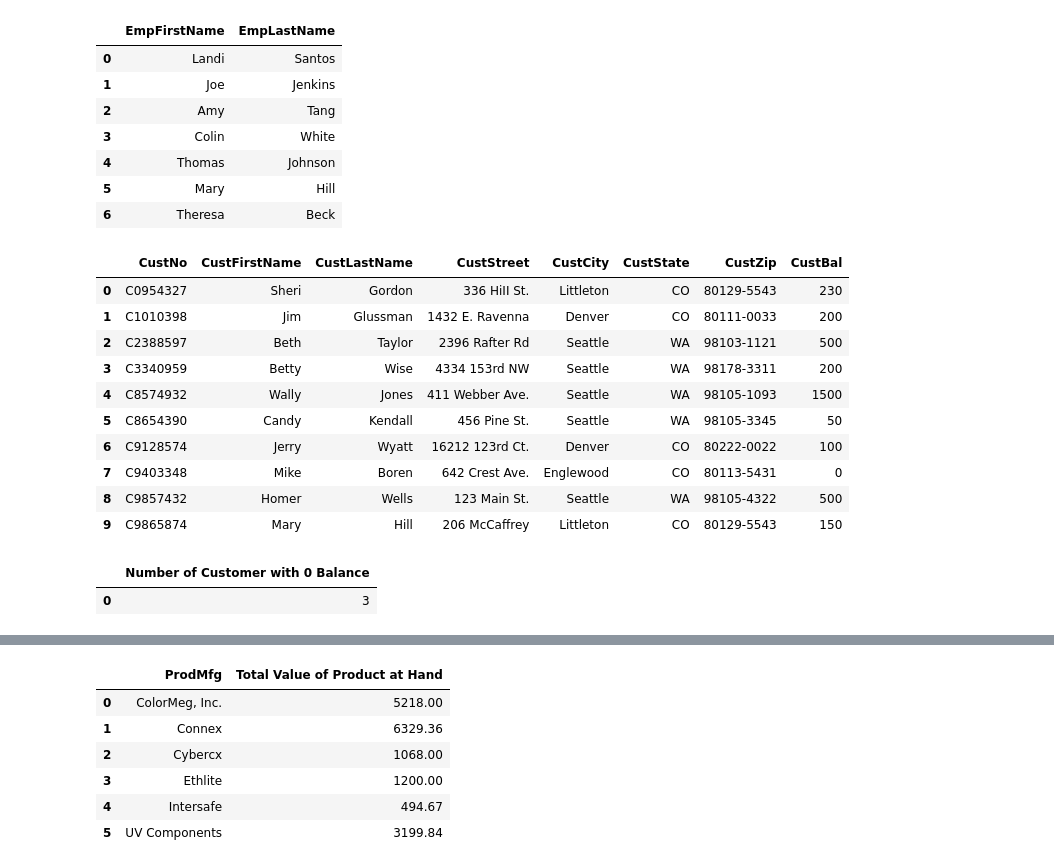
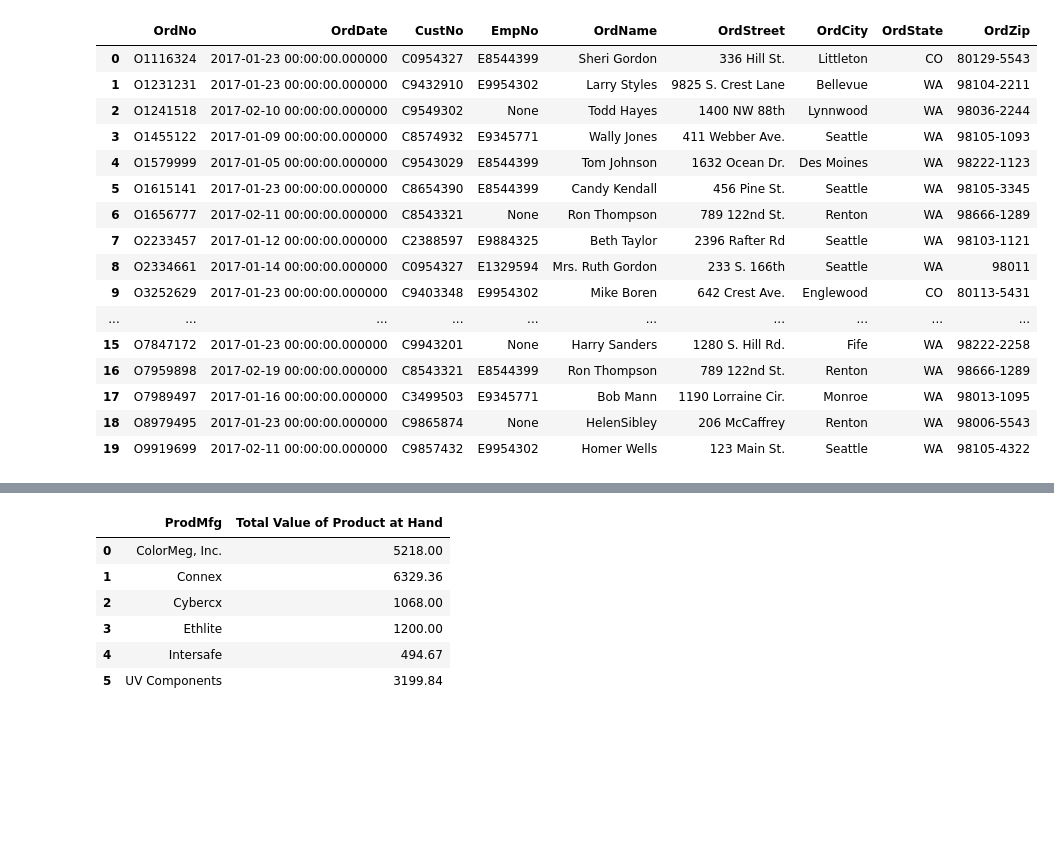
Before and after one commit to ogut77/BA, a Jupyter notebook: Homework3.ipynb, the cells around one changed output, grey strips where cells are left out. Drawn from its saved outputs; the diff is of its cells as text; code cells hidden in the pictures; blank space fills up the shorter version.

```diff
--- a/Homework3.ipynb
+++ b/Homework3.ipynb
@@ -34,46 +47,27 @@ Successfully installed pandasql-0.7.3
 # %%
-#1-List Employee first name and last name from Employee Table
+#1-List the order number, order date, customer number, and customer name (first and last) of orders
+# placed in January 2017 sent to Colorado recipients.
 txt='''
-
+select *
+from OrderTbl
 '''
 Q1 =  psql.sqldf(txt)
 Q1
 # %% [output]
-|  | EmpFirstName | EmpLastName |
-| 0 | Landi | Santos |
-| 1 | Joe | Jenkins |
-| 2 | Amy | Tang |
-| 3 | Colin | White |
-| 4 | Thomas | Johnson |
-| 5 | Mary | Hill |
-| 6 | Theresa | Beck |
+|  | OrdNo | OrdDate | CustNo | EmpNo | OrdName | OrdStreet | OrdCity | OrdState | OrdZip |
+| 0 | O1116324 | 2017-01-23 00:00:00.000000 | C0954327 | E8544399 | Sheri Gordon | 336 Hill St. | Littleton | CO | 80129-5543 |
+| 1 | O1231231 | 2017-01-23 00:00:00.000000 | C9432910 | E9954302 | Larry Styles | 9825 S. Crest Lane | Bellevue | WA | 98104-2211 |
+| 2 | O1241518 | 2017-02-10 00:00:00.000000 | C9549302 | None | Todd Hayes | 1400 NW 88th | Lynnwood | WA | 98036-2244 |
+| 3 | O1455122 | 2017-01-09 00:00:00.000000 | C8574932 | E9345771 | Wally Jones | 411 Webber Ave. | Seattle | WA | 98105-1093 |
+| 4 | O1579999 | 2017-01-05 00:00:00.000000 | C9543029 | E8544399 | Tom Johnson | 1632 Ocean Dr. | Des Moines | WA | 98222-1123 |
+| 5 | O1615141 | 2017-01-23 00:00:00.000000 | C8654390 | E8544399 | Candy Kendall | 456 Pine St. | Seattle | WA | 98105-3345 |
+| 6 | O1656777 | 2017-02-11 00:00:00.000000 | C8543321 | None | Ron Thompson | 789 122nd St. | Renton | WA | 98666-1289 |
+| 7 | O2233457 | 2017-01-12 00:00:00.000000 | C2388597 | E9884325 | Beth Taylor | 2396 Rafter Rd | Seattle | WA | 98103-1121 |
+| 8 | O2334661 | 2017-01-14 00:00:00.000000 | C0954327 | E1329594 | Mrs. Ruth Gordon | 233 S. 166th | Seattle | WA | 98011 |
+| 9 | O3252629 | 2017-01-23 00:00:00.000000 | C9403348 | E9954302 | Mike Boren | 642 Crest Ave. | Englewood | CO | 80113-5431 |
+| ... | ... | ... | ... | ... | ... | ... | ... | ... | ... |
+| 15 | O7847172 | 2017-01-23 00:00:00.000000 | C9943201 | None | Harry Sanders | 1280 S. Hill Rd. | Fife | WA | 98222-2258 |
+| 16 | O7959898 | 2017-02-19 00:00:00.000000 | C8543321 | E8544399 | Ron Thompson | 789 122nd St. | Renton | WA | 98666-1289 |
+| 17 | O7989497 | 2017-01-16 00:00:00.000000 | C3499503 | E9345771 | Bob Mann | 1190 Lorraine Cir. | Monroe | WA | 98013-1095 |
+| 18 | O8979495 | 2017-01-23 00:00:00.000000 | C9865874 | None | HelenSibley | 206 McCaffrey | Renton | WA | 98006-5543 |
+| 19 | O9919699 | 2017-02-11 00:00:00.000000 | C9857432 | E9954302 | Homer Wells | 123 Main St. | Seattle | WA | 98105-4322 |
-# %%
-#2-List Customer first name and last name from Customer Table where Customer city is Seattle and  or
-#Customer State is 'CO'
-txt='''
-
-'''
-Q2 =  psql.sqldf(txt)
-Q2
-# %% [output]
-|  | CustNo | CustFirstName | CustLastName | CustStreet | CustCity | CustState | CustZip | CustBal |
-| 0 | C0954327 | Sheri | Gordon | 336 HiII St. | Littleton | CO | 80129-5543 | 230 |
-| 1 | C1010398 | Jim | Glussman | 1432 E. Ravenna | Denver | CO | 80111-0033 | 200 |
-| 2 | C2388597 | Beth | Taylor | 2396 Rafter Rd | Seattle | WA | 98103-1121 | 500 |
-| 3 | C3340959 | Betty | Wise | 4334 153rd NW | Seattle | WA | 98178-3311 | 200 |
-| 4 | C8574932 | Wally | Jones | 411 Webber Ave. | Seattle | WA | 98105-1093 | 1500 |
-| 5 | C8654390 | Candy | Kendall | 456 Pine St. | Seattle | WA | 98105-3345 | 50 |
-| 6 | C9128574 | Jerry | Wyatt | 16212 123rd Ct. | Denver | CO | 80222-0022 | 100 |
-| 7 | C9403348 | Mike | Boren | 642 Crest Ave. | Englewood | CO | 80113-5431 | 0 |
-| 8 | C9857432 | Homer | Wells | 123 Main St. | Seattle | WA | 98105-4322 | 500 |
-| 9 | C9865874 | Mary | Hill | 206 McCaffrey | Littleton | CO | 80129-5543 | 150 |
-# %%
-#3-How many Customer are there in Customer Table where Customer Balance is 0.
-txt='''
-
-'''
-Q3 =  psql.sqldf(txt)
-Q3
-# %% [output]
-|  | Number of Customer with 0 Balance |
-| 0 | 3 |
```
Also changed, not shown: parts of 12 cells of this notebook.
